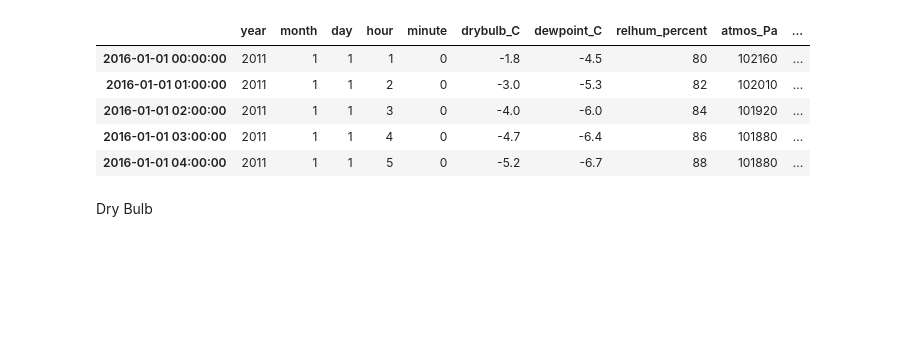
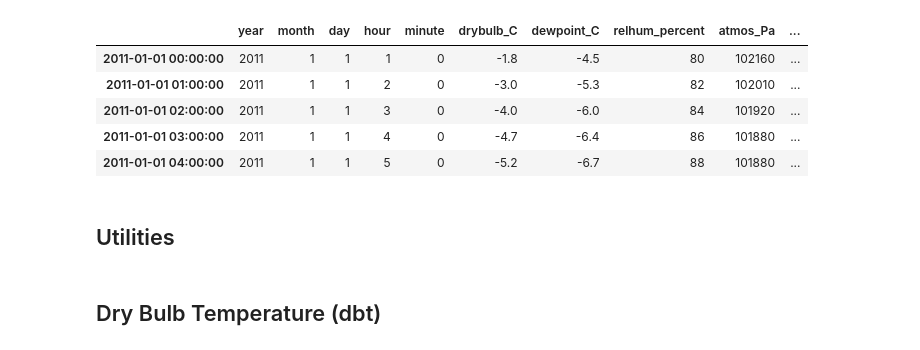
Before and after one commit to justinfmccarty/epwmorph, a Jupyter notebook: morphing_routines.ipynb, the cells around one changed output. Saved outputs shown, nothing was run; the diff lists cells and outputs as text; code cells hidden in the pictures; blank space fills up the shorter version.

```diff
--- a/morphing_routines.ipynb
+++ b/morphing_routines.ipynb
@@ -35,18 +47,18 @@ def epw_to_dataframe(weather_path):
 # %%
 df = epw_to_dataframe('/content/CAN_BC_Vancouver.Intl.AP.718920_CWEC2016.epw')
 # returns datetime objects
-df.index = pd.to_datetime(df.apply(lambda row: dt.datetime(2016,
+df.index = pd.to_datetime(df.apply(lambda row: dt.datetime(2011,
                                                            int(row.month),
                                                            int(row.day),
                                                            int(row.hour)-1,
                                                            int(row.minute)), axis=1))
 df.head()
 # %% [output]
 |  | year | month | day | hour | minute | drybulb_C | dewpoint_C | relhum_percent | atmos_Pa | ... |
-| 2016-01-01 00:00:00 | 2011 | 1 | 1 | 1 | 0 | -1.8 | -4.5 | 80 | 102160 | ... |
-| 2016-01-01 01:00:00 | 2011 | 1 | 1 | 2 | 0 | -3.0 | -5.3 | 82 | 102010 | ... |
-| 2016-01-01 02:00:00 | 2011 | 1 | 1 | 3 | 0 | -4.0 | -6.0 | 84 | 101920 | ... |
-| 2016-01-01 03:00:00 | 2011 | 1 | 1 | 4 | 0 | -4.7 | -6.4 | 86 | 101880 | ... |
-| 2016-01-01 04:00:00 | 2011 | 1 | 1 | 5 | 0 | -5.2 | -6.7 | 88 | 101880 | ... |
+| 2011-01-01 00:00:00 | 2011 | 1 | 1 | 1 | 0 | -1.8 | -4.5 | 80 | 102160 | ... |
+| 2011-01-01 01:00:00 | 2011 | 1 | 1 | 2 | 0 | -3.0 | -5.3 | 82 | 102010 | ... |
+| 2011-01-01 02:00:00 | 2011 | 1 | 1 | 3 | 0 | -4.0 | -6.0 | 84 | 101920 | ... |
+| 2011-01-01 03:00:00 | 2011 | 1 | 1 | 4 | 0 | -4.7 | -6.4 | 86 | 101880 | ... |
+| 2011-01-01 04:00:00 | 2011 | 1 | 1 | 5 | 0 | -5.2 | -6.7 | 88 | 101880 | ... |
-# %% [markdown]
-Dry Bulb
+# %% [markdown]
+## Utilities
@@ -53,3 +88,5 @@ Dry Bulb
+# %% [markdown]
+## Dry Bulb Temperature (dbt)
 # %%
 
 
```
Also changed, not shown: parts of 33 cells of this notebook.
